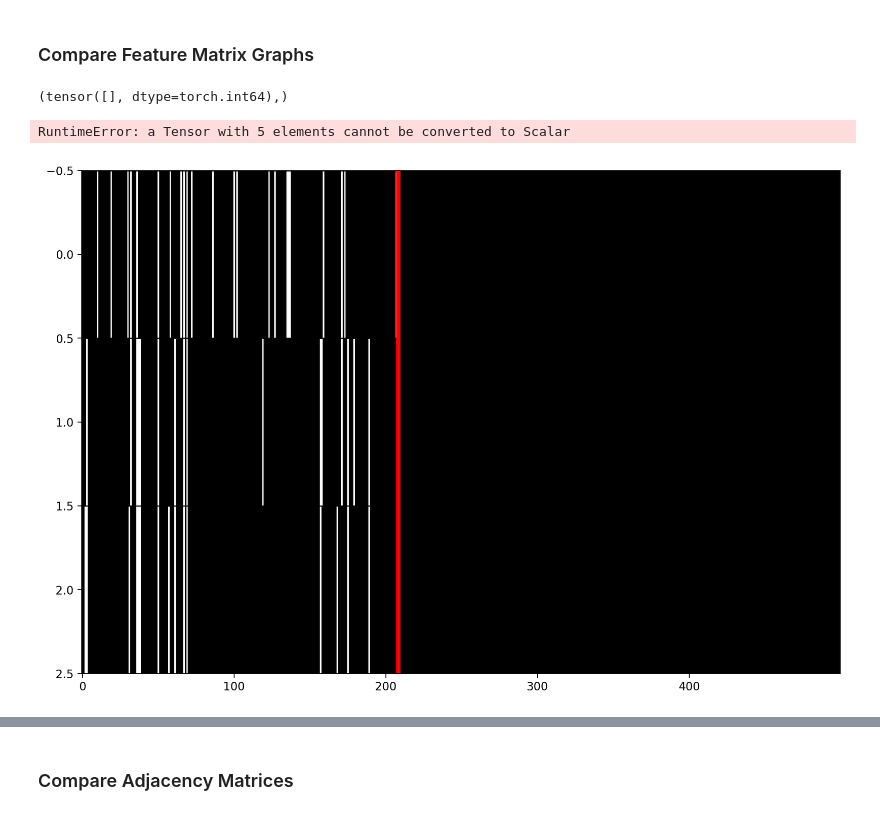
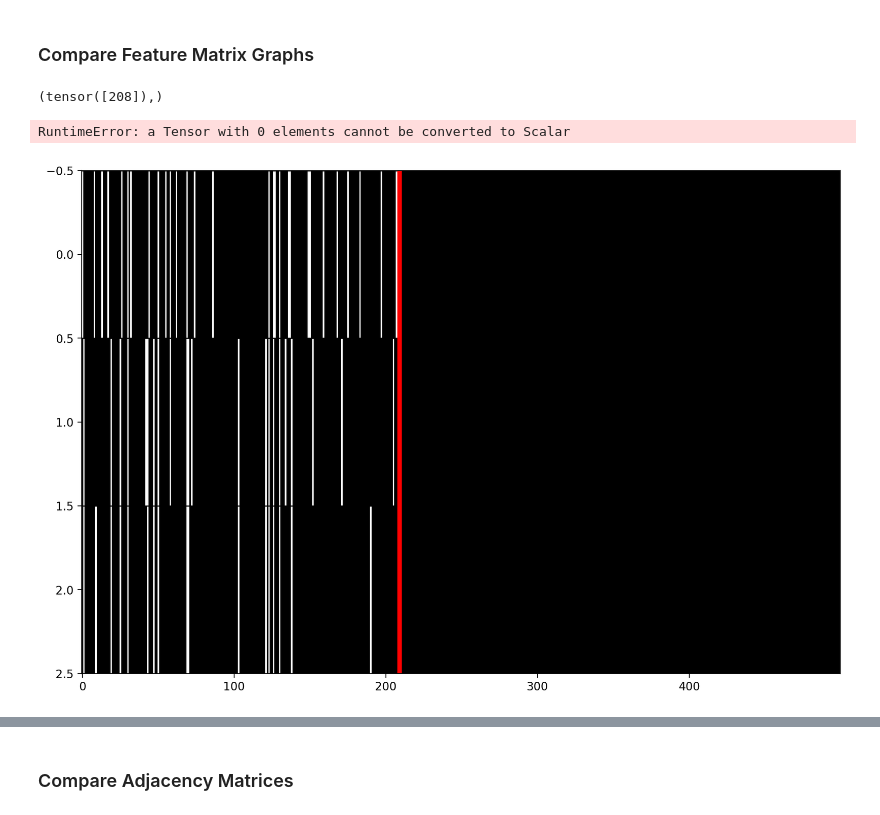
Before and after one commit to shazakam/ProteinManifoldLearning, a Jupyter notebook: Notebooks/GraphVAE_latent_vis.ipynb, the cells around one changed output, grey strips where cells are left out. Saved outputs shown, nothing was run; the diff lists cells and outputs as text; code cells hidden in the pictures.

```diff
--- a/Notebooks/GraphVAE_latent_vis.ipynb
+++ b/Notebooks/GraphVAE_latent_vis.ipynb
@@ -39,6 +59,6 @@ loader = DataLoader(dataset, batch_size=batch_size, shuffle=False)
 # %%
 # Load the trained model from checkpoint
-checkpoint_path = "../trained_models/Pfam/GVAE/FINAL_MODEL/LD32_HD512_Beta0.005_BetaInc0_GCH16_LR0.0001.ckpt"
+checkpoint_path = "../trained_models/Pfam/GVAE/BETA_EXP/0_LD32_HD512_Beta0.001_GCH16_LR0.0001.ckpt"
 model = GraphVAE.load_from_checkpoint(checkpoint_path)
 
 # Put model in evaluation mode
@@ -144,7 +164,7 @@ for model_int in model_interpolate_reconstructions:
 # %%
 torch.where(sequence_vectors[0] == 20)
 # %% [output]
-(tensor([], dtype=torch.int64),)
+(tensor([208]),)
 # %%
 difference_vectors = np.array([(seq_vec == x_true_indices).to(torch.int).numpy() for seq_vec in sequence_vectors])
 # %%
@@ -154,33 +174,33 @@ data = difference_vectors[1:,:] #end_idx+10]  # 6x6 matrix
 
 fig, ax = plt.subplots(figsize=(12, 8), dpi = 200)  # Adjust size here
 # cmap = plt.cm.colors.ListedColormap(["red", "black"])
 # Display heatmap
 cax = ax.imshow(data, cmap='grey', aspect="auto")
 # plt.colorbar(cax)
 
 for i in range(data.shape[0]):
     ax.hlines(i - 0.5, -0.5, data.shape[1] - 0.5, color="black", linewidth=1)
 
 yticks = [0, 0.5, 1]
 
 for i in range(len(sequence_vectors)-1):
 
     if i == 0:
         ax.axvline(x=end_idx+1, color='red', linestyle='-', linewidth=4, label = 'Original End Index')
     else:
-        prop_idx = torch.where(sequence_vectors[i] == 20)[0].item()
+        prop_idx = torch.where(sequence_vectors[1] == 20)[0].item()
         if i == 1:
             ax.vlines([prop_idx, prop_idx], ymin = -0.5+i, ymax = (i)+0.5, color='b', linestyle='-', linewidth=4, label = 'Reconstructed End Index')
         else:
             ax.vlines([prop_idx, prop_idx], ymin = -0.5+i, ymax = (i)+0.5, color='b', linestyle='-', linewidth=4)
 
 # plt.yticks(range(data.shape[0]), yticks)
 ax.tick_params(axis='both', labelsize=14)
 plt.ylabel('Stand. Dev. from Original Sample in Latent Space', fontsize = 16)
 plt.title("Sequence Generation Interpolation - Graph VAE", fontsize = 18)
 plt.xlabel('Sequence Index', fontsize = 16)
 ax.legend(loc='upper left', bbox_to_anchor=(1, 1), fontsize=12)
 plt.show()
 # %% [output]
-RuntimeError: a Tensor with 5 elements cannot be converted to Scalar
+RuntimeError: a Tensor with 0 elements cannot be converted to Scalar
-[figure, old version]
+[figure, new version]
```
Also changed, not shown: parts of 4 cells of this notebook, 5 other files.
